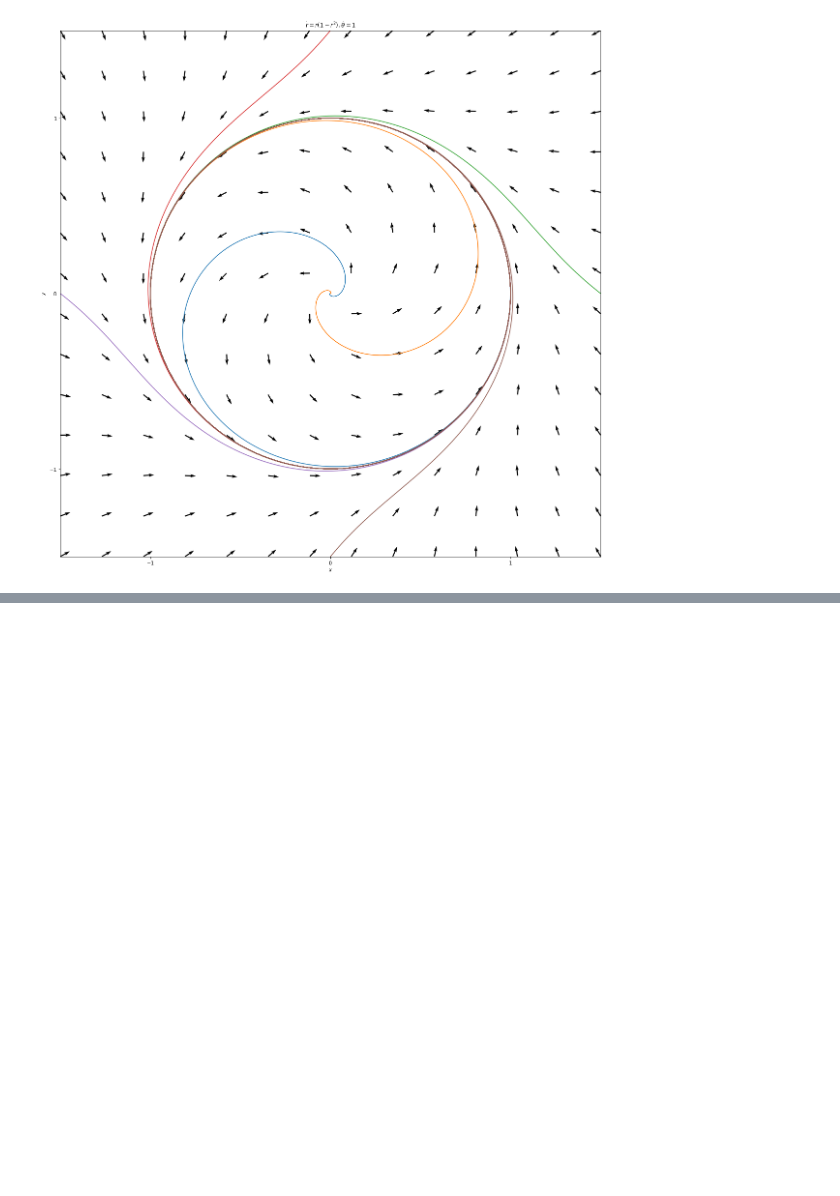
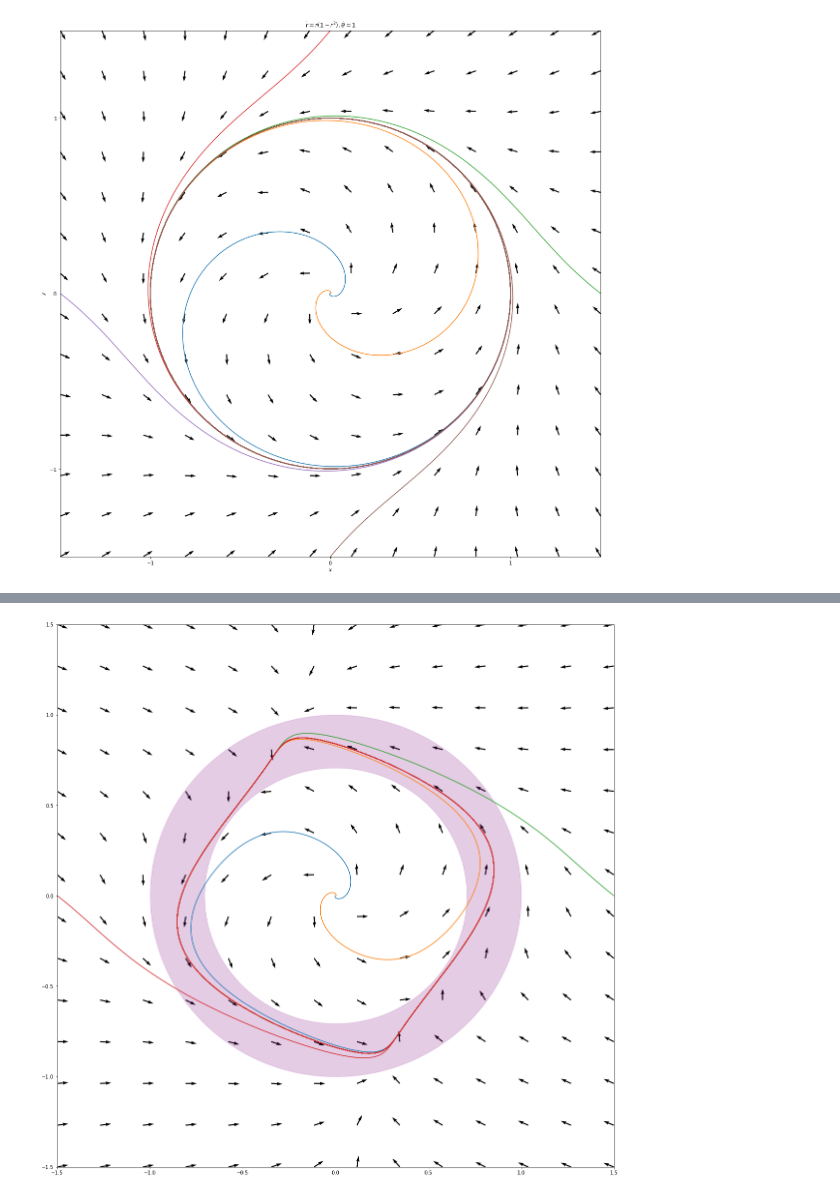
Before and after one commit to NRoboto/book-nonlinear-dynamics-chaos, a Jupyter notebook: 7-limit-cycles.ipynb, the cells around one changed output, grey strips where cells are left out. Saved outputs shown, nothing was run; the diff lists cells and outputs as text; code cells hidden in the pictures; blank space fills up the shorter version.

```diff
--- a/7-limit-cycles.ipynb
+++ b/7-limit-cycles.ipynb
@@ -36,0 +98,18 @@ plt.show()
+# %%
+from matplotlib.collections import PatchCollection
+from matplotlib.patches import Wedge
+
+
+plot_second_order_phase_portrait(
+  lambda t, y: [y[0] - y[1] - y[0] * (y[0]**2 + 5 * y[1]**2), y[0] + y[1] - y[1] * (y[0]**2 + y[1]**2)],
+  [[1e-4, 0], [-1e-4, 0], [1.5, 0], [-1.5, 0]],
+  [[-1.5, 1.5], [-1.5, 1.5]],
+)
+
+p = PatchCollection([Wedge((0, 0), 1, 0, 360, width=1 - 1/np.sqrt(2))])
+p.set_alpha(0.2)
+p.set_color("purple")
+plt.gca().add_collection(p)
+plt.show()
+# %% [output]
+[figure, added]
```
Also changed, not shown: parts of 7 cells of this notebook.
